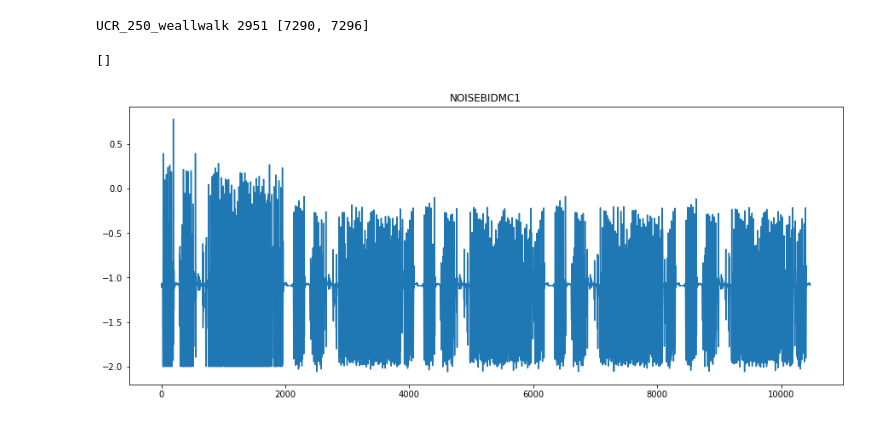
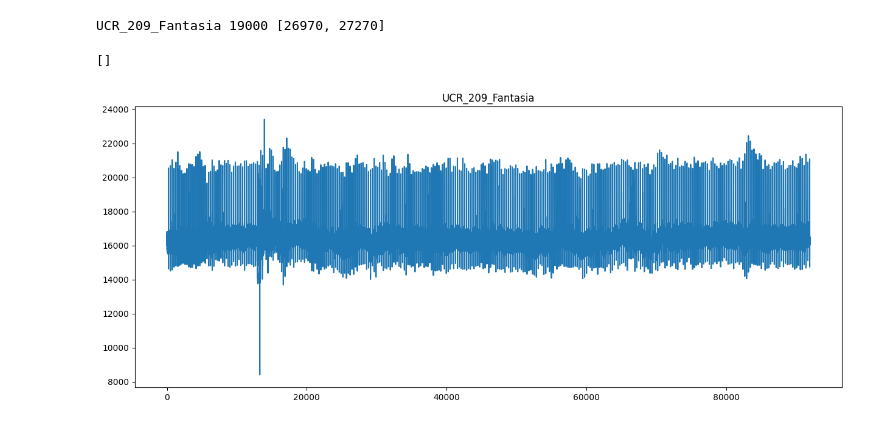
Before and after one commit to okano700/DeepAntTF, a Jupyter notebook: deepantTF.ipynb, the cells around one changed output. Cells and saved outputs as stored; diff of their text form; code cells hidden in the pictures.

```diff
--- a/deepantTF.ipynb
+++ b/deepantTF.ipynb
@@ -10,32 +21,35 @@ import seaborn as sns
 # %%
 #df = pd.read_csv('data/TravelTime_451.csv', index_col = 'timestamp', parse_dates=['timestamp'])
-path = '/Users/Okano700/Documents/GitHub/metaFeaturesTS/data/UCR_Anomaly_FullData/250_UCR_Anomaly_weallwalk_2951_7290_7296.txt'
+path = '/home/emerson/data/UCR_anomaly_dataset/209_UCR_Anomaly_Fantasia_19000_26970_27270.txt'
+
+#'/home/emerson/data/UCR_anomaly_dataset/204_UCR_Anomaly_CHARISfive_12412_15000_15070.txt'
 #'/Users/Okano700/Documents/GitHub/metaFeaturesTS/data/UCR_Anomaly_FullData/182_UCR_Anomaly_qtdbSel1005V_4000_12400_12800.txt'
 
 
 #'/Users/Okano700/Documents/GitHub/metaFeaturesTS/data/UCR_Anomaly_FullData/222_UCR_Anomaly_mit14046longtermecg_56123_91200_91700.txt'
 #'/Users/Okano700/Documents/GitHub/metaFeaturesTS/data/UCR_Anomaly_FullData/152_UCR_Anomaly_PowerDemand1_9000_18485_18821.txt'
 #'/Users/Okano700/Documents/GitHub/metaFeaturesTS/data/UCR_Anomaly_FullData/120_UCR_Anomaly_ECG2_15000_16000_16100.txt'
 
 
 split_name = str(path).split('/')[-1]
 split_name = str(split_name).split('.')[0]
 name_aux = str(split_name).split('_')
 ds_name = f"{name_aux[1]}_{name_aux[0]}_{name_aux[3]}"
 m_v = int(name_aux[4])
 an = [int(name_aux[5]), int(name_aux[6])]
 print(ds_name, m_v, an)
 
 
 
 df_1 = np.genfromtxt(path)
 df = pd.DataFrame(df_1,columns=['value'])
-df.plot(figsize = (15, 6), title = 'NOISEBIDMC1', legend = False);
-y_ = np.zeros(len(df))
-y_[an[0]:an[1]] =1
-df['anomaly'] = y_
+df.plot(figsize = (15, 6), title = ds_name, legend = False);
+start, end, m_v = get_UCR_anomaly(df, path)
+#y_ = np.zeros(len(df))
+#y_[an[0]:an[1]] =1
+#df['anomaly'] = y_
 plt.plot()
 # %% [output]
-UCR_250_weallwalk 2951 [7290, 7296]
+UCR_209_Fantasia 19000 [26970, 27270]
 []
-[figure, old version]
+[figure, new version]
```
Also changed, not shown: parts of 23 cells of this notebook, 5 other files.
